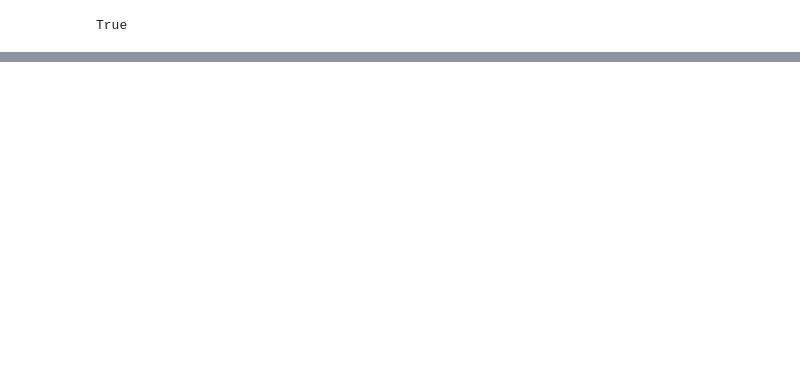
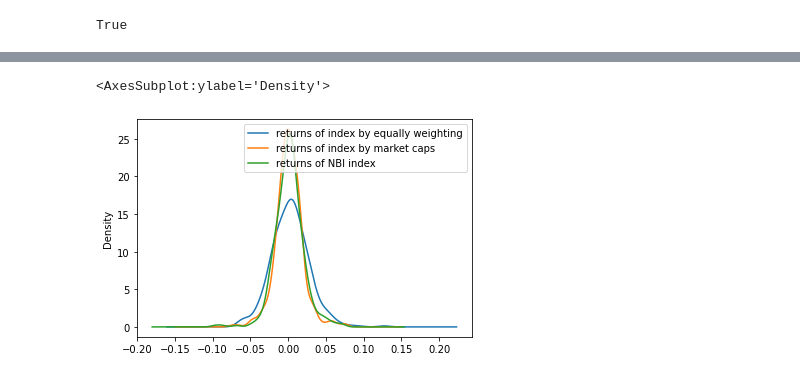
Before and after one commit to VvnShen/project1, a Jupyter notebook: project.ipynb, the cells around one changed output, grey strips where cells are left out. Drawn from its saved outputs; the diff is of its cells as text; code cells hidden in the pictures; blank space fills up the shorter version.

```diff
--- a/project.ipynb
+++ b/project.ipynb
@@ -137,0 +208,3 @@ df_volumn.hvplot.line(rot=60)
+# %%
+nbi = pd.DataFrame()
+nbi['nbi_price'] = nbi_file['Close']
@@ -137,0 +215,5 @@ df_volumn.hvplot.line(rot=60)
+# %%
+# convert to daily returns so to make comparable
+df_index_1_returns = df_index_1.pct_change().dropna()
+df_index_2_returns = df_index_2.pct_change().dropna()
+nbi_returns = nbi.pct_change().dropna()
@@ -137,0 +224,23 @@ df_volumn.hvplot.line(rot=60)
+# %%
+# statistics Analysis
+# from above graph, we can see the vols etc increased since Mar 2020. So we will split into two data setsto do the analysis
+df_index_1_returns.index = pd.to_datetime(df_index_1_returns.index)
+df_index_1_returns_covid=df_index_1_returns['2020-03-01':]
+df_index_1_returns_beforecovid=df_index_1_returns[:'2020-03-01']
+
+df_index_2_returns.index = pd.to_datetime(df_index_1_returns.index)
+df_index_2_returns_covid=df_index_2_returns['2020-03-01':]
+df_index_2_returns_beforecovid=df_index_2_returns[:'2020-03-01']
+
+nbi_returns_covid=nbi_returns['2020-03-01':]
+nbi_returns_beforecovid=nbi_returns[:'2020-03-01']
+# %%
+joined_returns_covid = pd.concat(
+    [df_index_1_returns_covid, df_index_2_returns_covid, nbi_returns_covid], axis="columns", join="inner"
+)
+joined_returns_covid.columns = ['returns of index by equally weighting','returns of index by market caps','returns of NBI index']
+
+joined_returns_beforecovid = pd.concat(
+    [df_index_1_returns_beforecovid, df_index_2_returns_beforecovid, nbi_returns_beforecovid], axis="columns", join="inner"
+)
+joined_returns_beforecovid.columns = ['returns of index by equally weighting','returns of index by market caps','returns of NBI index']
@@ -137,0 +271,5 @@ df_volumn.hvplot.line(rot=60)
+# %%
+joined_returns_covid.plot.density()
+# %% [output]
+<AxesSubplot:ylabel='Density'>
+[figure, added]
```
Also changed, not shown: parts of 60 cells of this notebook, 8 other files.
